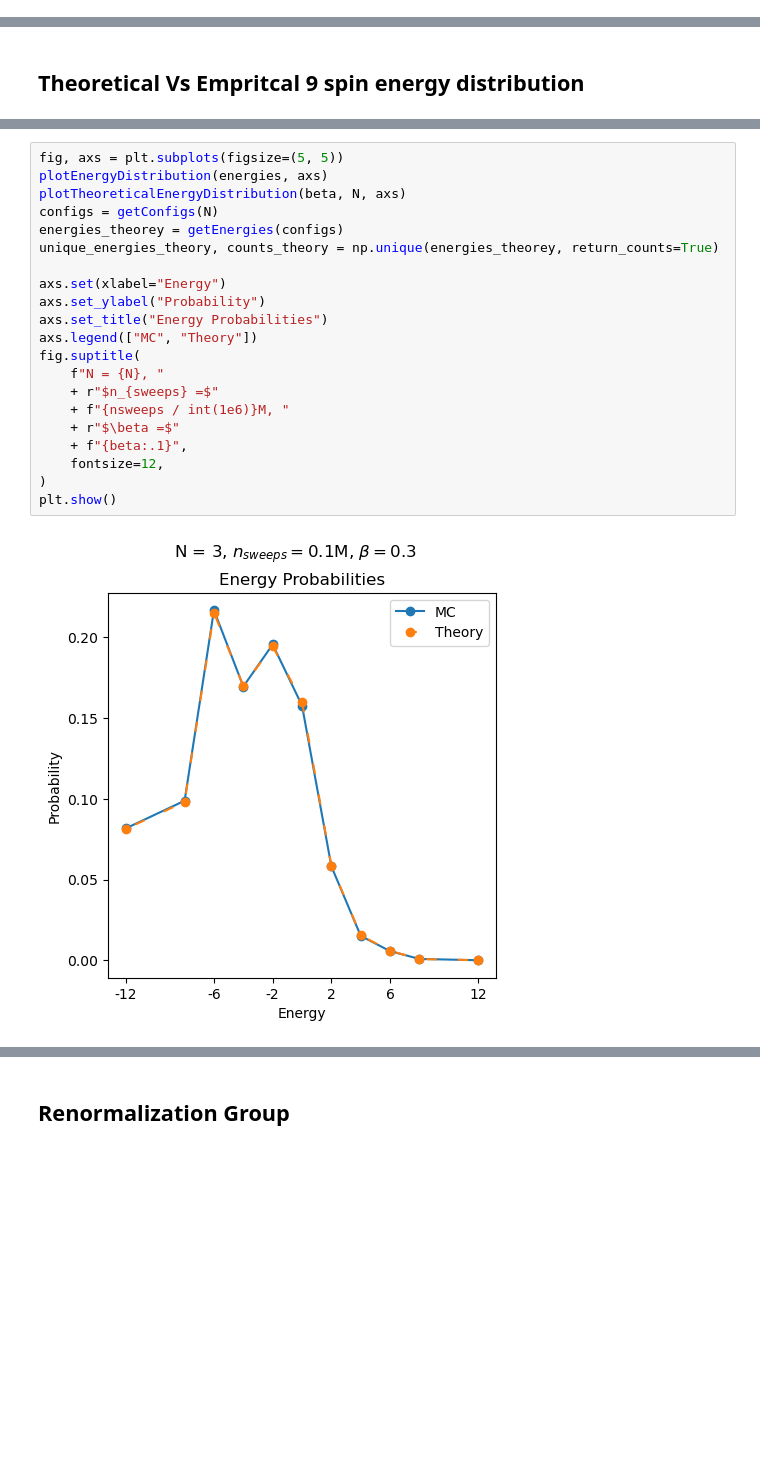
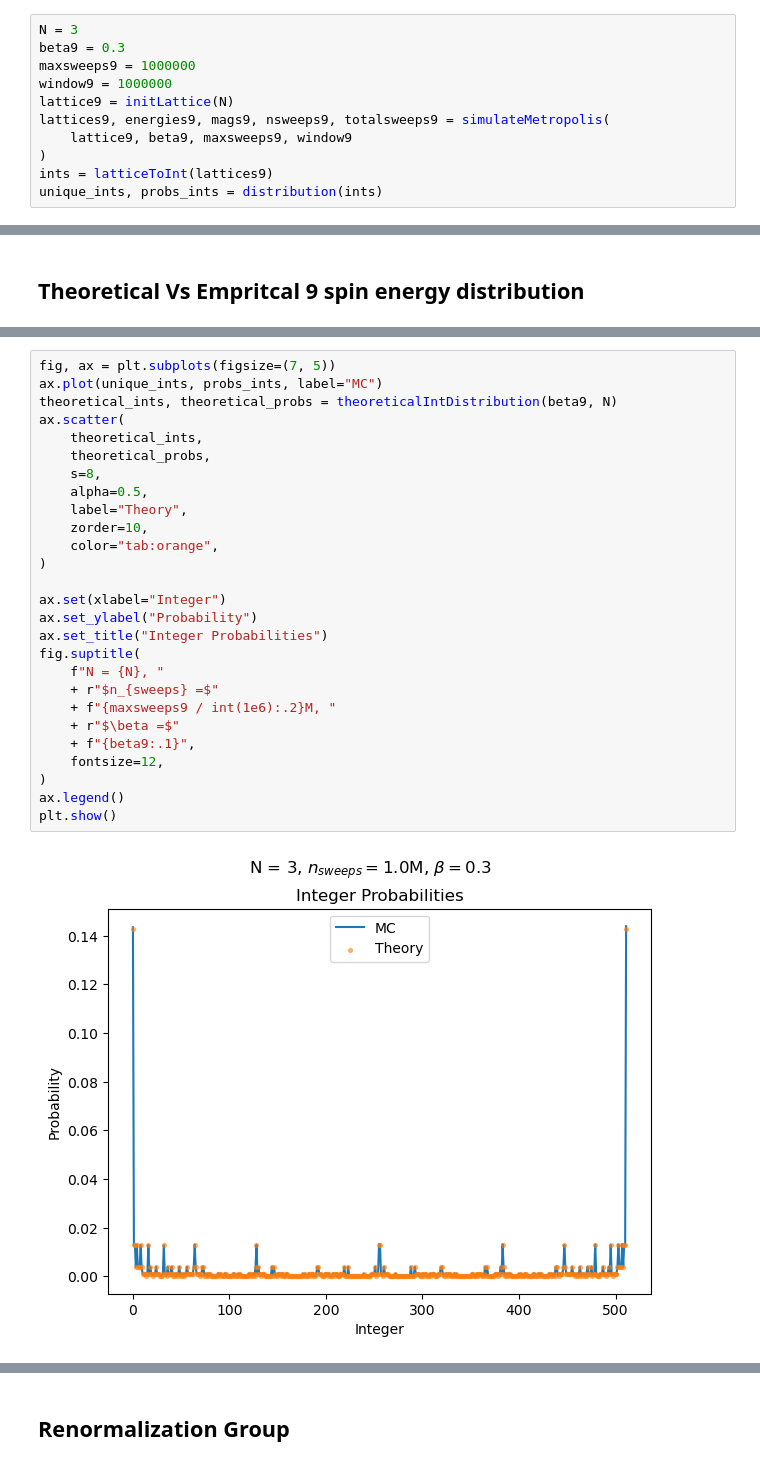
Before and after one commit to gdebrun2/atomic-simulations, a Jupyter notebook: ising-renormalization.ipynb, the cells around one changed output, grey strips where cells are left out. Drawn from its saved outputs; the diff is of its cells as text; blank space fills up the shorter version.

```diff
--- a/ising-renormalization.ipynb
+++ b/ising-renormalization.ipynb
@@ -546,2 +1116,13 @@ lattices, energies, mags = simulateMetropolis(lattice, beta, nsweeps)
+# %%
+N = 3
+beta9 = 0.3
+maxsweeps9 = 1000000
+window9 = 1000000
+lattice9 = initLattice(N)
+lattices9, energies9, mags9, nsweeps9, totalsweeps9 = simulateMetropolis(
+    lattice9, beta9, maxsweeps9, window9
+)
+ints = latticeToInt(lattices9)
+unique_ints, probs_ints = distribution(ints)
 # %%
 fig, ax = plt.subplots(figsize=(5, 5))
@@ -599,24 +1191,30 @@ plt.show()
 # %%
-fig, axs = plt.subplots(figsize=(5, 5))
-plotEnergyDistribution(energies, axs)
-plotTheoreticalEnergyDistribution(beta, N, axs)
-configs = getConfigs(N)
-energies_theorey = getEnergies(configs)
-unique_energies_theory, counts_theory = np.unique(energies_theorey, return_counts=True)
+fig, ax = plt.subplots(figsize=(7, 5))
+ax.plot(unique_ints, probs_ints, label="MC")
+theoretical_ints, theoretical_probs = theoreticalIntDistribution(beta9, N)
+ax.scatter(
+    theoretical_ints,
+    theoretical_probs,
+    s=8,
+    alpha=0.5,
+    label="Theory",
+    zorder=10,
+    color="tab:orange",
+)
 
-axs.set(xlabel="Energy")
-axs.set_ylabel("Probability")
-axs.set_title("Energy Probabilities")
-axs.legend(["MC", "Theory"])
+ax.set(xlabel="Integer")
+ax.set_ylabel("Probability")
+ax.set_title("Integer Probabilities")
 fig.suptitle(
     f"N = {N}, "
     + r"$n_{sweeps} =$"
-    + f"{nsweeps / int(1e6)}M, "
+    + f"{maxsweeps9 / int(1e6):.2}M, "
     + r"$\beta =$"
-    + f"{beta:.1}",
+    + f"{beta9:.1}",
     fontsize=12,
 )
+ax.legend()
 plt.show()
 # %% [output]
-[figure, old version]
+[figure, new version]
 # %% [markdown]
```
Also changed, not shown: parts of 40 cells of this notebook, 1 other file.
